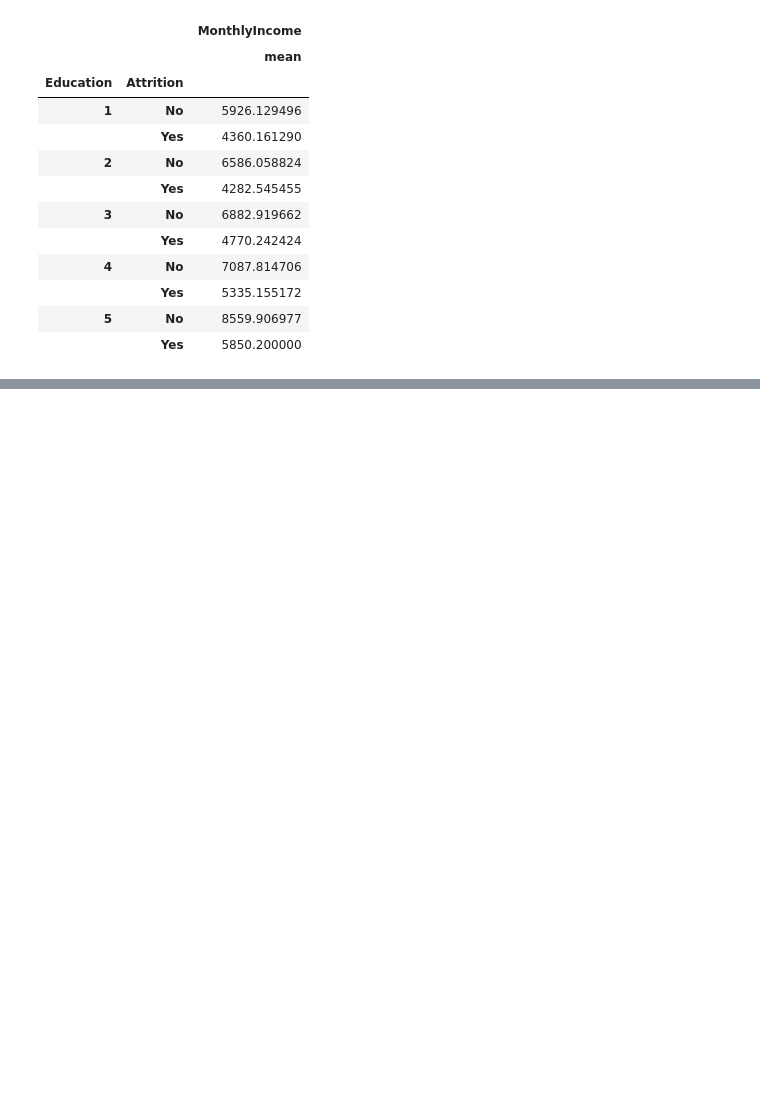
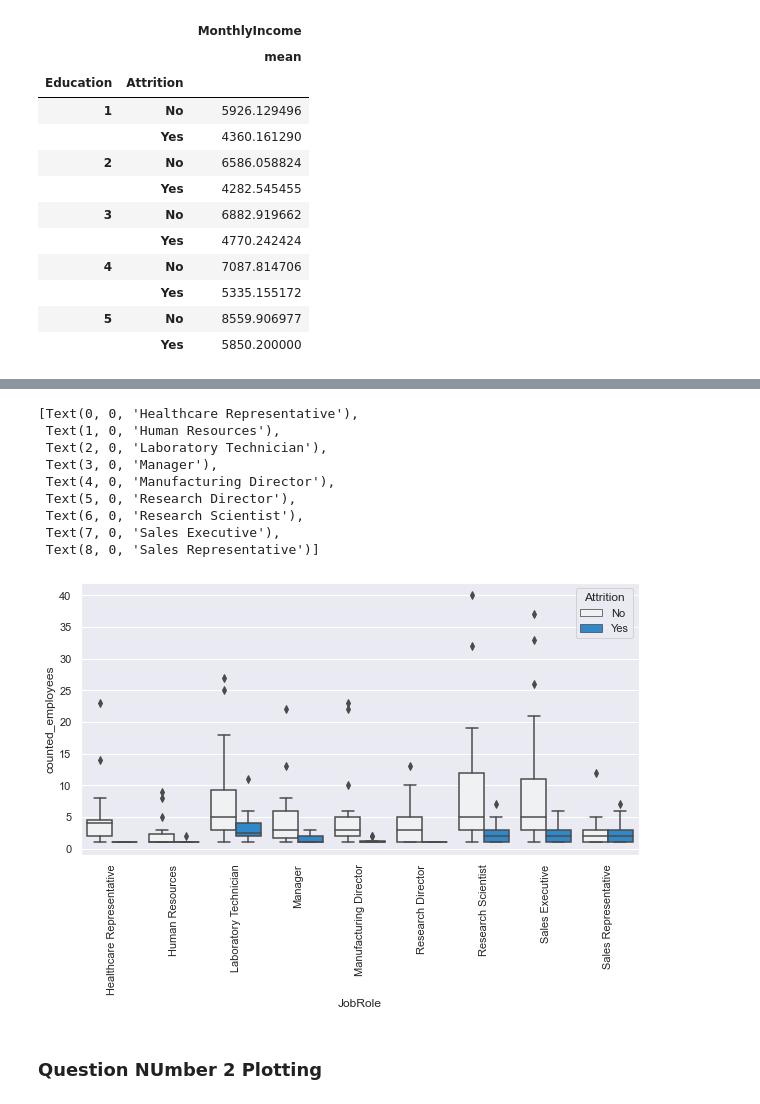
Before and after one commit to yulirda/ADS_Assignment-2, a Jupyter notebook: Assignment #2.ipynb, the cells around one changed output, grey strips where cells are left out. Drawn from its saved outputs; the diff is of its cells as text; code cells hidden in the pictures; blank space fills up the shorter version.

```diff
--- a/Assignment #2.ipynb
+++ b/Assignment #2.ipynb
@@ -53,0 +98,17 @@ df.groupby(['Education','Attrition']).agg({'MonthlyIncome':['mean']})
+# %%
+sns.set(rc={'figure.figsize':(10,5)})
+ax = sns.boxplot(x='JobRole', y='counted_employees', data = dst_home, hue = 'Attrition', color='#158DE2')
+ax.set_xticklabels(dst_home['JobRole'].unique(), rotation=90)
+# %% [output]
+[Text(0, 0, 'Healthcare Representative'),
+ Text(1, 0, 'Human Resources'),
+ Text(2, 0, 'Laboratory Technician'),
+ Text(3, 0, 'Manager'),
+ Text(4, 0, 'Manufacturing Director'),
+ Text(5, 0, 'Research Director'),
+ Text(6, 0, 'Research Scientist'),
+ Text(7, 0, 'Sales Executive'),
+ Text(8, 0, 'Sales Representative')]
+[figure, added]
+# %% [markdown]
+### Question NUmber 2 Plotting
```
Also changed, not shown: parts of 13 cells of this notebook.
